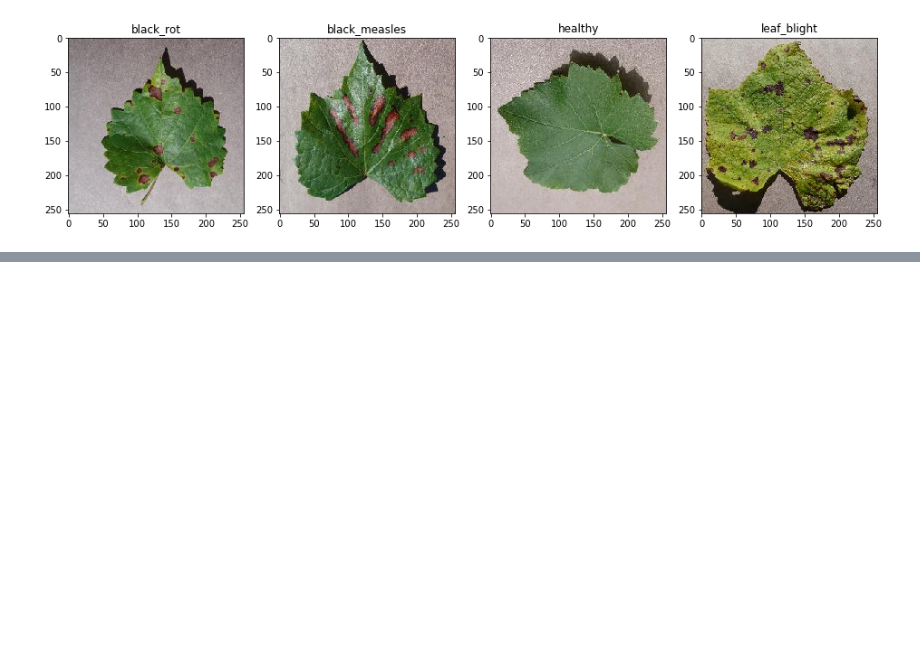
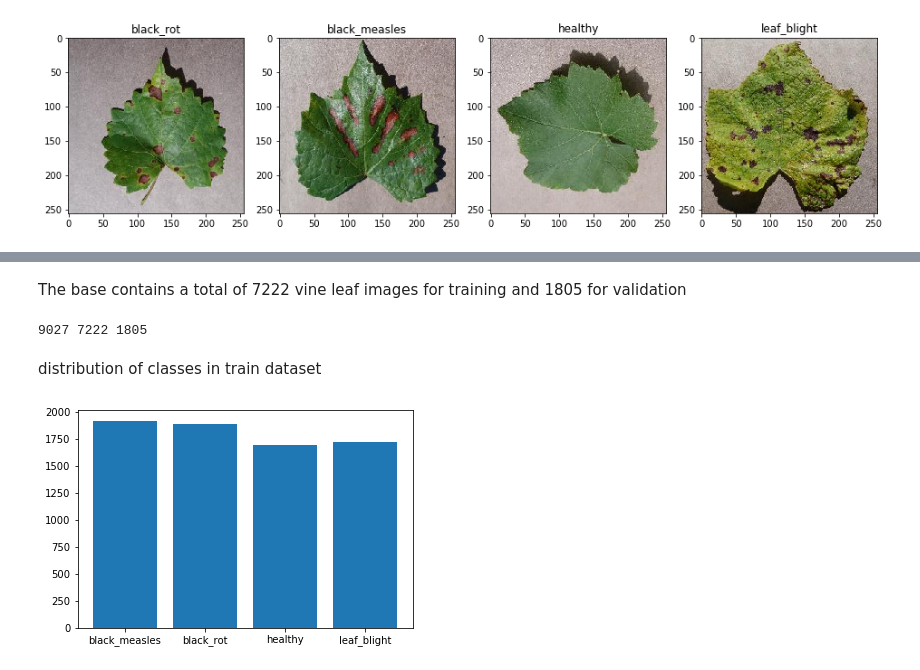
Before and after one commit to Jefersonalves/grape-diseases, a Jupyter notebook: 1_data_exploration.ipynb, the cells around one changed output, grey strips where cells are left out. Drawn from its saved outputs; the diff is of its cells as text; code cells hidden in the pictures; blank space fills up the shorter version.

Commit message:
add class distribution information

```diff
--- a/1_data_exploration.ipynb
+++ b/1_data_exploration.ipynb
@@ -35,0 +42,7 @@ plt.show()
+# %%
+from helpers import DataExplorator
+
+data_explorator = DataExplorator()
+# %%
+classes_infos = data_explorator.get_classes_infos()
+classes_infos
@@ -35,0 +70,21 @@ plt.show()
+# %% [markdown]
+The base contains a total of 7222 vine leaf images
+for training and 1805 for validation
+# %%
+valid_size = 0
+train_size = 0
+for info in classes_infos:
+    valid_size += info["valid_size"]
+    train_size += info["train_size"]
+
+dataset_size = train_size + valid_size
+print(dataset_size, train_size, valid_size)
+# %% [output]
+9027 7222 1805
+# %% [markdown]
+distribution of classes in train dataset
+# %%
+plt.bar([info["class"] for info in classes_infos], [info["train_size"] for info in classes_infos])
+plt.show()
+# %% [output]
+[figure, added]
```
Also changed, not shown: parts of 2 cells of this notebook, 1 other file.
